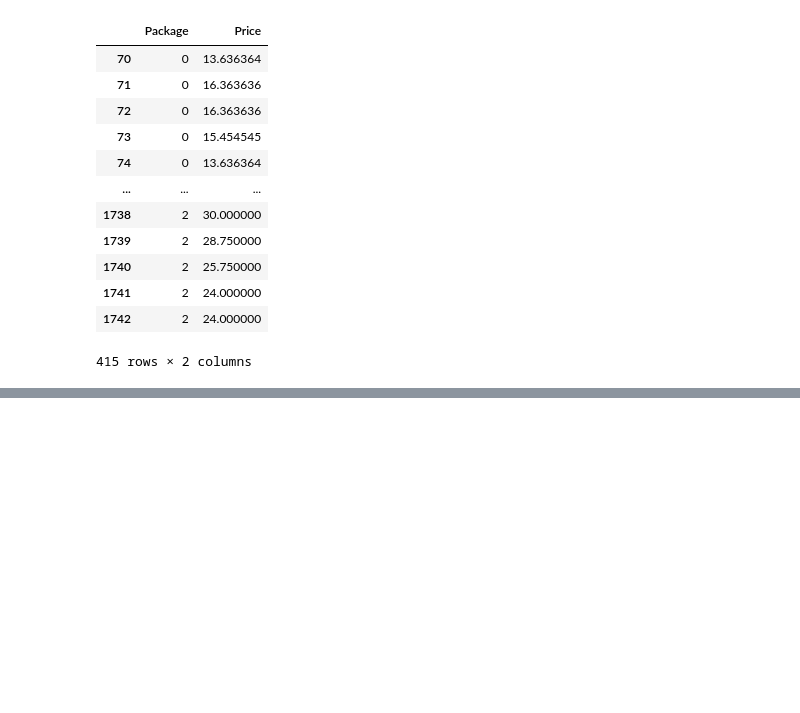
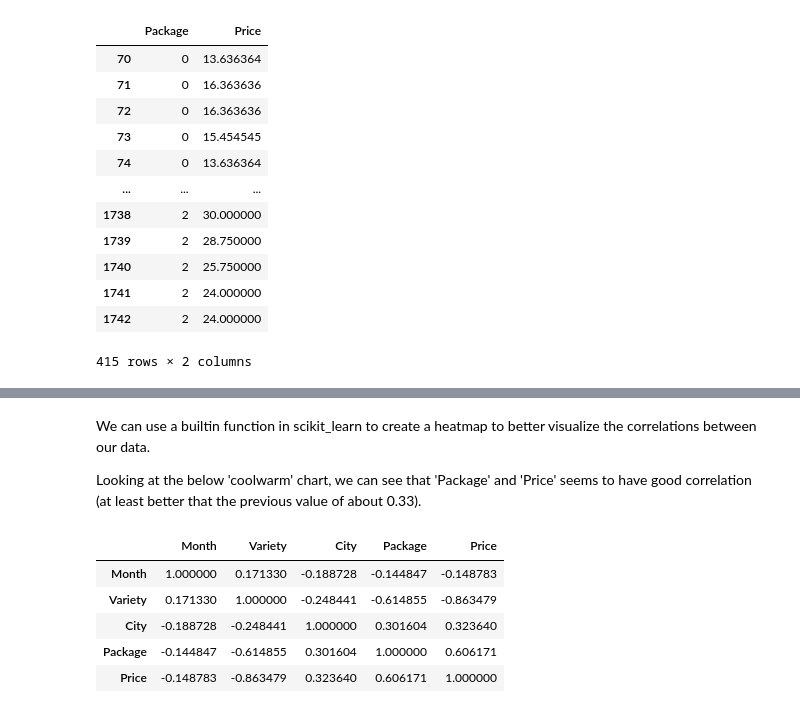
Before and after one commit to firstimedeveloper/ml-learn, a Jupyter notebook: 3.1-pumpkins.ipynb, the cells around one changed output, grey strips where cells are left out. Saved outputs shown, nothing was run; the diff lists cells and outputs as text; code cells hidden in the pictures; blank space fills up the shorter version.

```diff
--- a/3.1-pumpkins.ipynb
+++ b/3.1-pumpkins.ipynb
@@ -110,0 +163,14 @@ lin_pumpkins
+# %% [markdown]
+We can use a builtin function in scikit_learn to create a heatmap to better visualize the correlations between our data.
+
+Looking at the below 'coolwarm' chart, we can see that 'Package' and 'Price' seems to have good correlation (at least better that the previous value of about 0.33).
+# %%
+corr = poly_pumpkins.corr()
+corr.style.background_gradient(cmap='coolwarm')
+# %% [output]
+|  | Month | Variety | City | Package | Price |
+| Month | 1.000000 | 0.171330 | -0.188728 | -0.144847 | -0.148783 |
+| Variety | 0.171330 | 1.000000 | -0.248441 | -0.614855 | -0.863479 |
+| City | -0.188728 | -0.248441 | 1.000000 | 0.301604 | 0.323640 |
+| Package | -0.144847 | -0.614855 | 0.301604 | 1.000000 | 0.606171 |
+| Price | -0.148783 | -0.863479 | 0.323640 | 0.606171 | 1.000000 |
```
Also changed, not shown: parts of 11 cells of this notebook.
